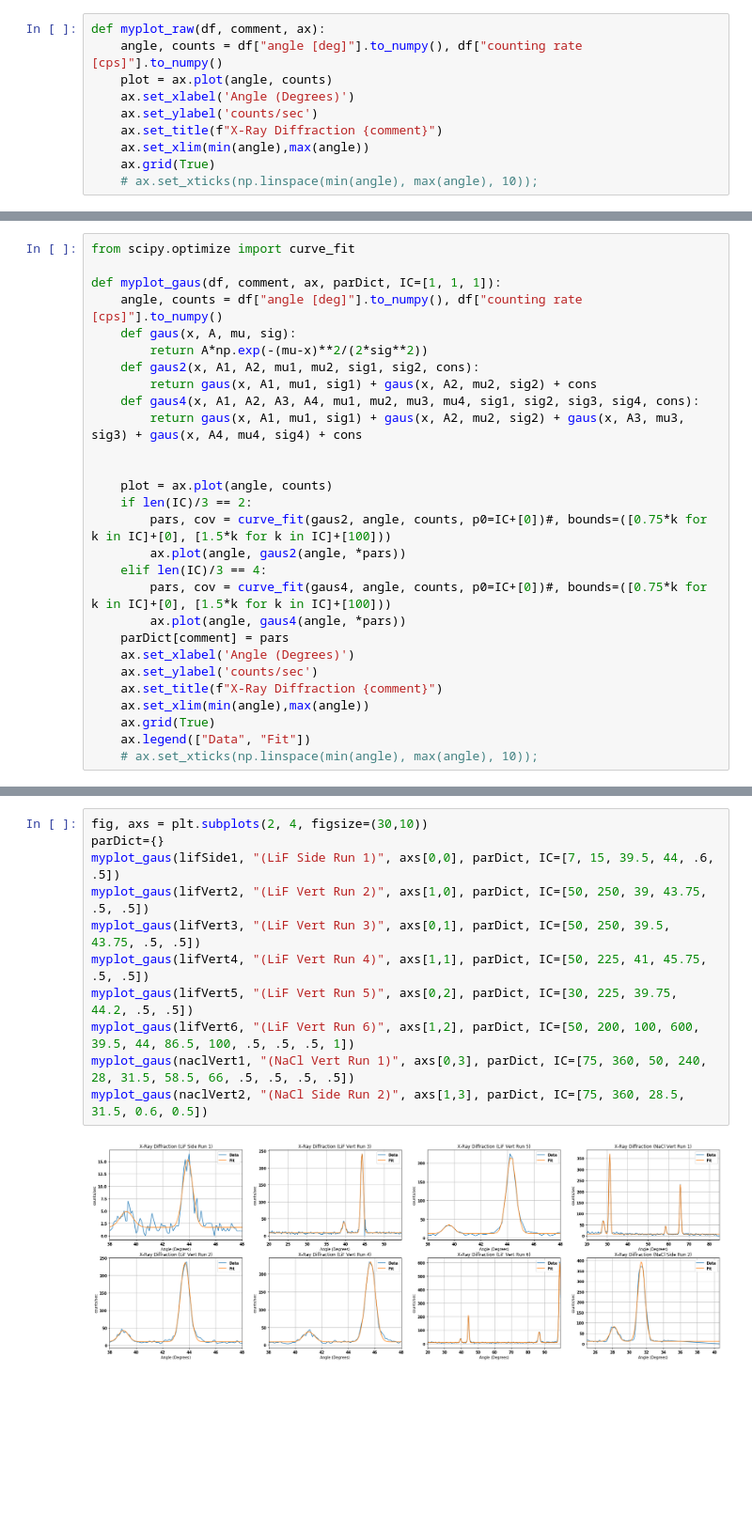
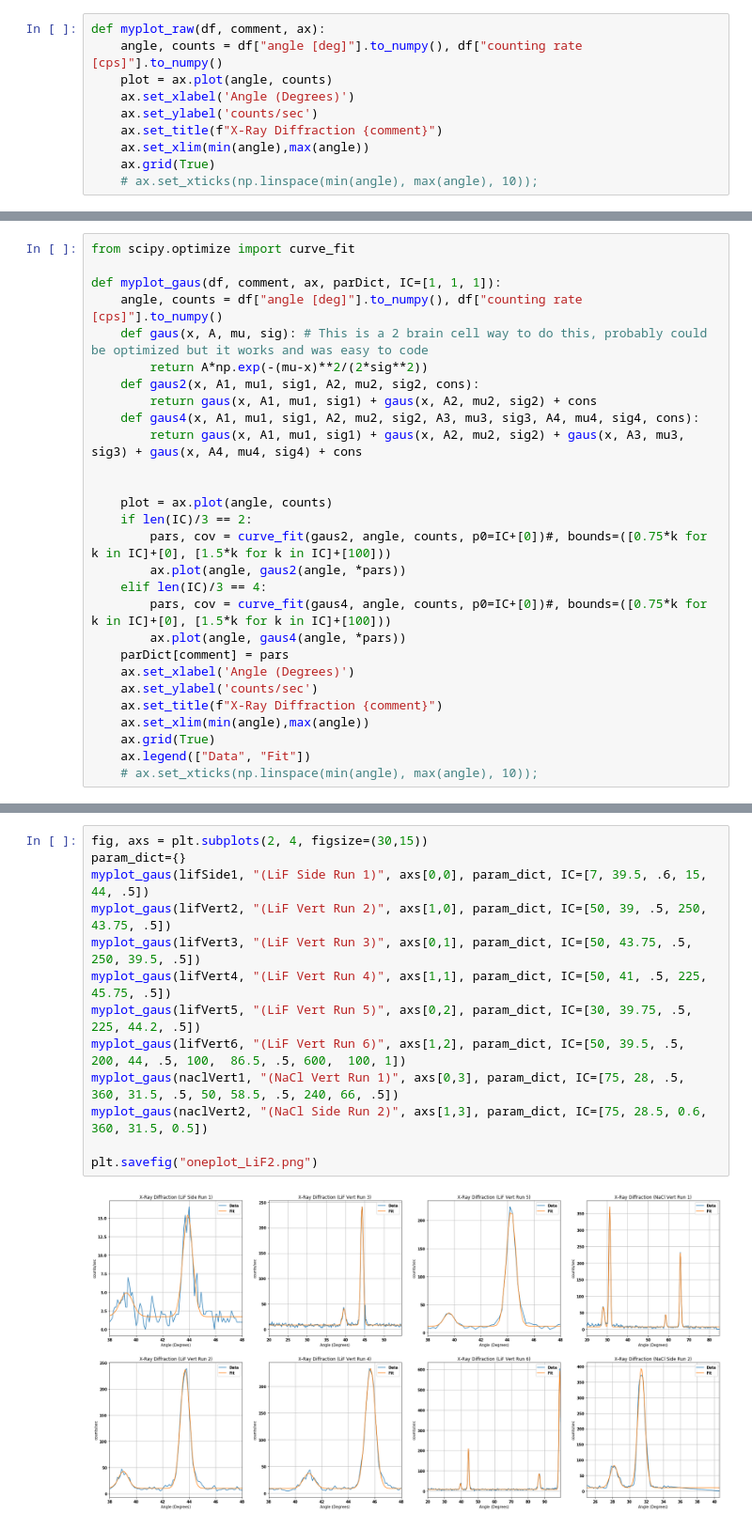
Before and after one commit to psimmerl/PHYS_3501, a Jupyter notebook: XRD/XRD.ipynb, the cells around one changed output, grey strips where cells are left out. Shown at 94% size. Drawn from its saved outputs; the diff is of its cells as text; blank space fills up the shorter version.

```diff
--- a/XRD/XRD.ipynb
+++ b/XRD/XRD.ipynb
@@ -56,11 +48,11 @@ from scipy.optimize import curve_fit
 
 def myplot_gaus(df, comment, ax, parDict, IC=[1, 1, 1]):
     angle, counts = df["angle [deg]"].to_numpy(), df["counting rate [cps]"].to_numpy()
-    def gaus(x, A, mu, sig):
+    def gaus(x, A, mu, sig): # This is a 2 brain cell way to do this, probably could be optimized but it works and was easy to code
         return A*np.exp(-(mu-x)**2/(2*sig**2))
-    def gaus2(x, A1, A2, mu1, mu2, sig1, sig2, cons):
+    def gaus2(x, A1, mu1, sig1, A2, mu2, sig2, cons):
         return gaus(x, A1, mu1, sig1) + gaus(x, A2, mu2, sig2) + cons
-    def gaus4(x, A1, A2, A3, A4, mu1, mu2, mu3, mu4, sig1, sig2, sig3, sig4, cons):
+    def gaus4(x, A1, mu1, sig1, A2, mu2, sig2, A3, mu3, sig3, A4, mu4, sig4, cons):
         return gaus(x, A1, mu1, sig1) + gaus(x, A2, mu2, sig2) + gaus(x, A3, mu3, sig3) + gaus(x, A4, mu4, sig4) + cons
 
 
@@ -87,13 +81,15 @@ myplot_gaus(lifVert2, "(LiF Vert Run 2)", axs, {}, IC=[50, 250, 39, 43.75, .5, .
 # %%
-fig, axs = plt.subplots(2, 4, figsize=(30,10))
-parDict={}
-myplot_gaus(lifSide1, "(LiF Side Run 1)", axs[0,0], parDict, IC=[7, 15, 39.5, 44, .6, .5])
-myplot_gaus(lifVert2, "(LiF Vert Run 2)", axs[1,0], parDict, IC=[50, 250, 39, 43.75, .5, .5])
-myplot_gaus(lifVert3, "(LiF Vert Run 3)", axs[0,1], parDict, IC=[50, 250, 39.5, 43.75, .5, .5])
-myplot_gaus(lifVert4, "(LiF Vert Run 4)", axs[1,1], parDict, IC=[50, 225, 41, 45.75, .5, .5])
-myplot_gaus(lifVert5, "(LiF Vert Run 5)", axs[0,2], parDict, IC=[30, 225, 39.75, 44.2, .5, .5])
-myplot_gaus(lifVert6, "(LiF Vert Run 6)", axs[1,2], parDict, IC=[50, 200, 100, 600, 39.5, 44, 86.5, 100, .5, .5, .5, 1])
-myplot_gaus(naclVert1, "(NaCl Vert Run 1)", axs[0,3], parDict, IC=[75, 360, 50, 240, 28, 31.5, 58.5, 66, .5, .5, .5, .5])
-myplot_gaus(naclVert2, "(NaCl Side Run 2)", axs[1,3], parDict, IC=[75, 360, 28.5, 31.5, 0.6, 0.5])
+fig, axs = plt.subplots(2, 4, figsize=(30,15))
+param_dict={}
+myplot_gaus(lifSide1, "(LiF Side Run 1)", axs[0,0], param_dict, IC=[7, 39.5, .6, 15, 44, .5])
+myplot_gaus(lifVert2, "(LiF Vert Run 2)", axs[1,0], param_dict, IC=[50, 39, .5, 250, 43.75, .5])
+myplot_gaus(lifVert3, "(LiF Vert Run 3)", axs[0,1], param_dict, IC=[50, 43.75, .5, 250, 39.5, .5])
+myplot_gaus(lifVert4, "(LiF Vert Run 4)", axs[1,1], param_dict, IC=[50, 41, .5, 225, 45.75, .5])
+myplot_gaus(lifVert5, "(LiF Vert Run 5)", axs[0,2], param_dict, IC=[30, 39.75, .5, 225, 44.2, .5])
+myplot_gaus(lifVert6, "(LiF Vert Run 6)", axs[1,2], param_dict, IC=[50, 39.5, .5, 200, 44, .5, 100,  86.5, .5, 600,  100, 1])
+myplot_gaus(naclVert1, "(NaCl Vert Run 1)", axs[0,3], param_dict, IC=[75, 28, .5, 360, 31.5, .5, 50, 58.5, .5, 240, 66, .5])
+myplot_gaus(naclVert2, "(NaCl Side Run 2)", axs[1,3], param_dict, IC=[75, 28.5, 0.6, 360, 31.5, 0.5])
+
+plt.savefig("oneplot_LiF2.png")
 # %% [output]
-[figure, old version]
+[figure, new version]
```
Also changed, not shown: parts of 4 cells of this notebook, 11 other files.
